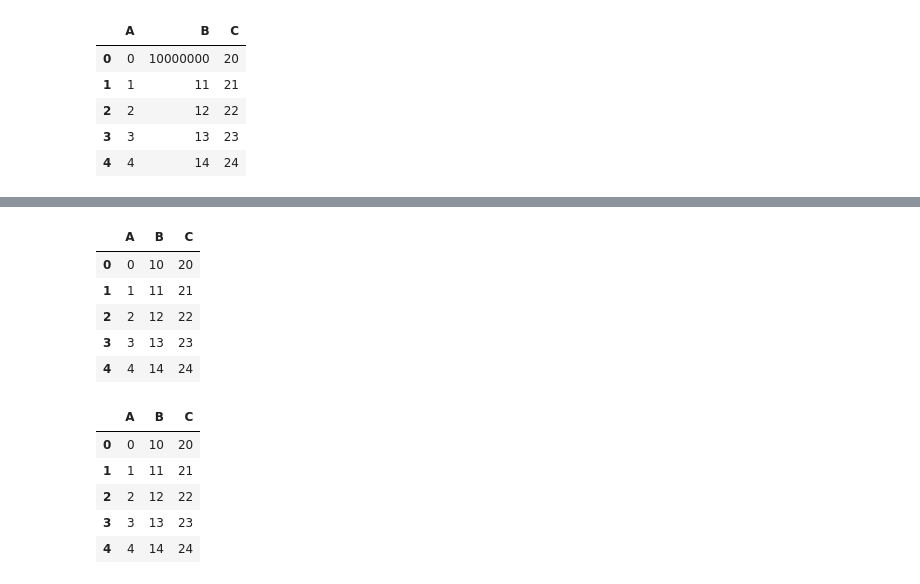
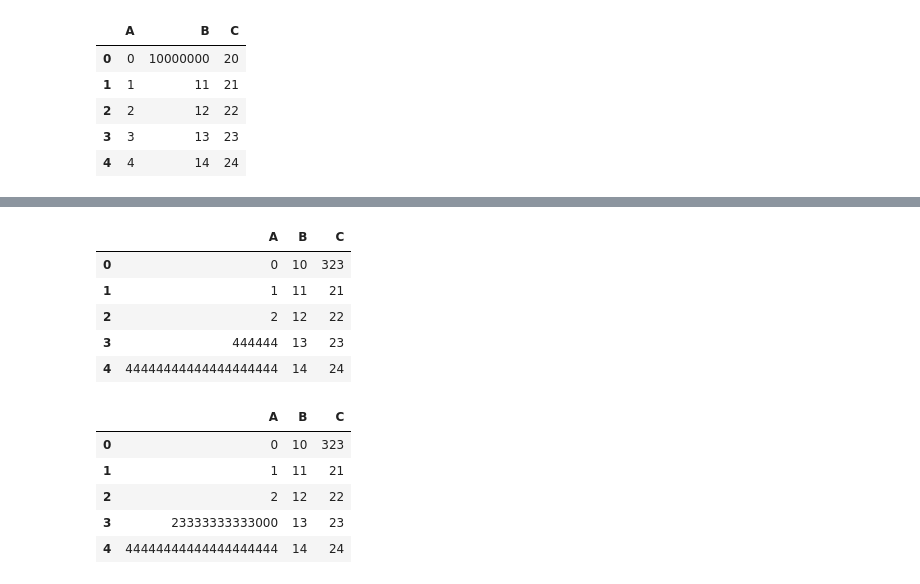
Before and after one commit to sandeepny441/transform_2023, a Jupyter notebook: pandas_repo/pandas_gym/011_replace.ipynb, the cells around one changed output, grey strips where cells are left out. Cells and saved outputs as stored; diff of their text form; code cells hidden in the pictures.

```diff
--- a/pandas_repo/pandas_gym/011_replace.ipynb
+++ b/pandas_repo/pandas_gym/011_replace.ipynb
@@ -39,0 +41,2 @@ df.replace([3,4], [20000000000, 2000000])
+# %%
+df = df.replace([3,4], [444444, 44444444444444444444])
@@ -40,18 +52,19 @@ df.replace([3,4], [20000000000, 2000000])
 # %%
-df.replace({20000000000: 233, 2000000: 24})
+df = df.replace({20: 323, 'twenty': 'laptop'})
+df
 # %% [output]
 |  | A | B | C |
-| 0 | 0 | 10 | 20 |
+| 0 | 0 | 10 | 323 |
 | 1 | 1 | 11 | 21 |
 | 2 | 2 | 12 | 22 |
-| 3 | 3 | 13 | 23 |
-| 4 | 4 | 14 | 24 |
+| 3 | 444444 | 13 | 23 |
+| 4 | 44444444444444444444 | 14 | 24 |
 # %%
-df.replace('A', 2000)
+df.replace(444444, 23333333333000)
 # %% [output]
 |  | A | B | C |
-| 0 | 0 | 10 | 20 |
+| 0 | 0 | 10 | 323 |
 | 1 | 1 | 11 | 21 |
 | 2 | 2 | 12 | 22 |
-| 3 | 3 | 13 | 23 |
-| 4 | 4 | 14 | 24 |
+| 3 | 23333333333000 | 13 | 23 |
+| 4 | 44444444444444444444 | 14 | 24 |
```
Also changed, not shown: parts of 33 cells of this notebook, 4 other files.
